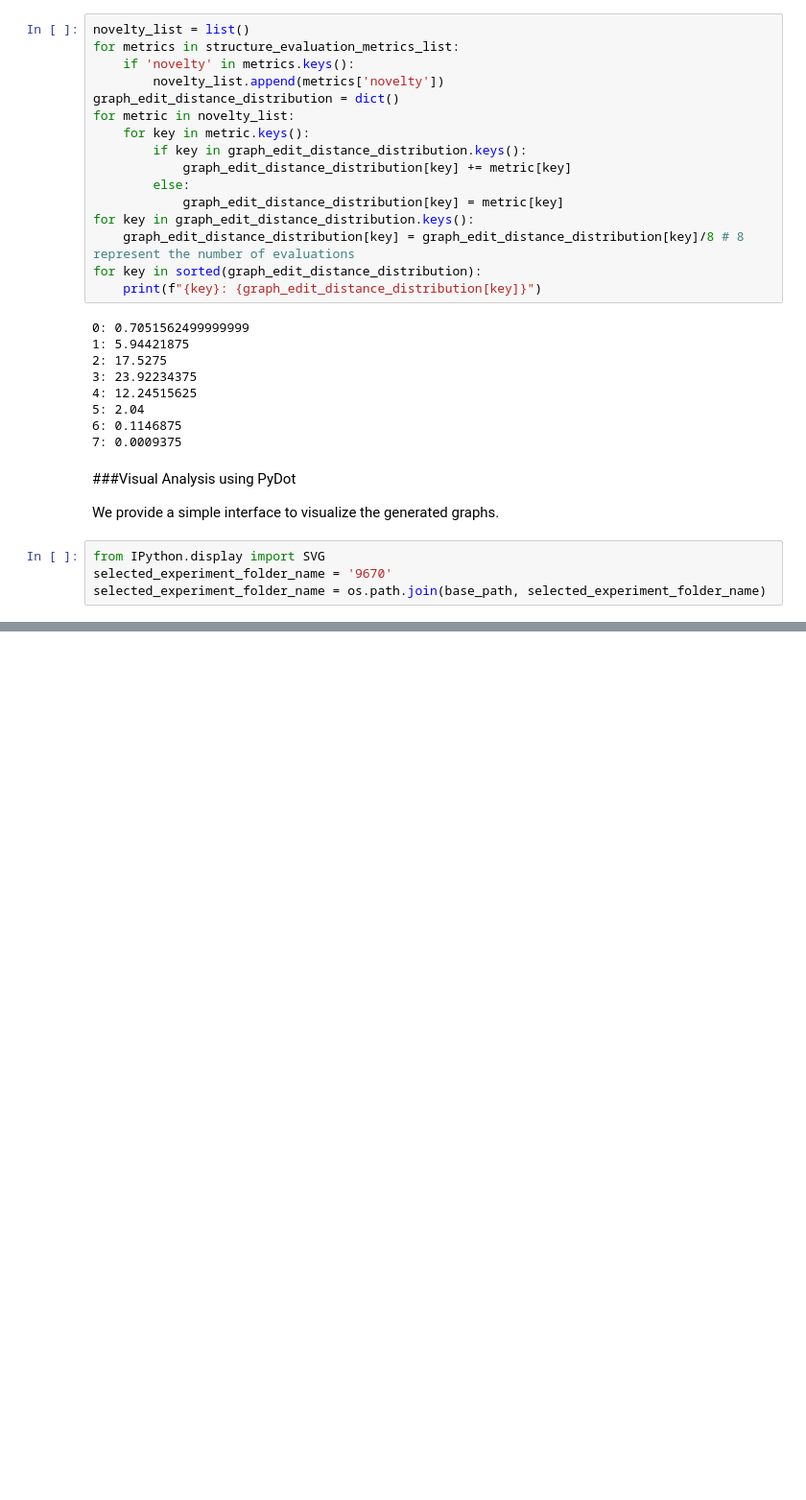
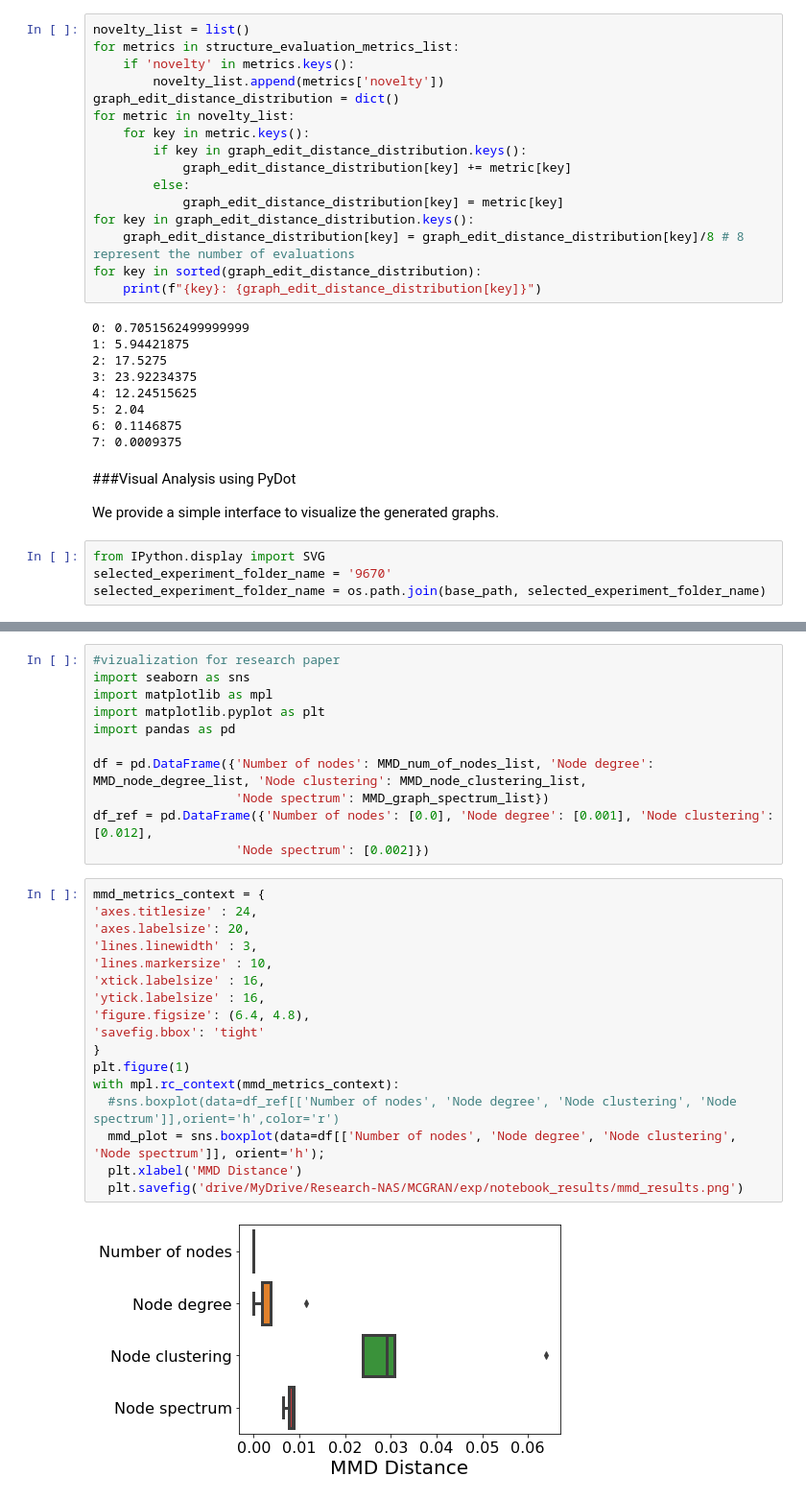
Before and after one commit to sathishpurushothamanin/MCGRAN, a Jupyter notebook: notebooks/notebook_2.ipynb, the cells around one changed output, grey strips where cells are left out. Shown: that part at 96% size. Drawn from its saved outputs; the diff is of its cells as text; blank space fills up the shorter version.

Commit message:
added visualization of results

```diff
--- a/notebooks/notebook_2.ipynb
+++ b/notebooks/notebook_2.ipynb
@@ -445,3 +432,33 @@ file_name = os.path.join(selected_experiment_folder_name, selected_graph_name)
 SVG(file_name)
 # %% [output]
 [drawing not drawn]
+# %%
+#vizualization for research paper
+import seaborn as sns
+import matplotlib as mpl
+import matplotlib.pyplot as plt
+import pandas as pd
+
+df = pd.DataFrame({'Number of nodes': MMD_num_of_nodes_list, 'Node degree': MMD_node_degree_list, 'Node clustering': MMD_node_clustering_list,
+                   'Node spectrum': MMD_graph_spectrum_list})
+df_ref = pd.DataFrame({'Number of nodes': [0.0], 'Node degree': [0.001], 'Node clustering': [0.012],
+                   'Node spectrum': [0.002]})
+# %%
+mmd_metrics_context = {
+'axes.titlesize' : 24,
+'axes.labelsize': 20,
+'lines.linewidth' : 3,
+'lines.markersize' : 10,
+'xtick.labelsize' : 16,
+'ytick.labelsize' : 16,
+'figure.figsize': (6.4, 4.8),
+'savefig.bbox': 'tight'
+}
+plt.figure(1)
+with mpl.rc_context(mmd_metrics_context):
+  #sns.boxplot(data=df_ref[['Number of nodes', 'Node degree', 'Node clustering', 'Node spectrum']],orient='h',color='r')
+  mmd_plot = sns.boxplot(data=df[['Number of nodes', 'Node degree', 'Node clustering', 'Node spectrum']], orient='h');
+  plt.xlabel('MMD Distance')
+  plt.savefig('drive/MyDrive/Research-NAS/MCGRAN/exp/notebook_results/mmd_results.png')
+# %% [output]
+[figure, added]
```
Also changed, not shown: parts of 2 cells of this notebook.
